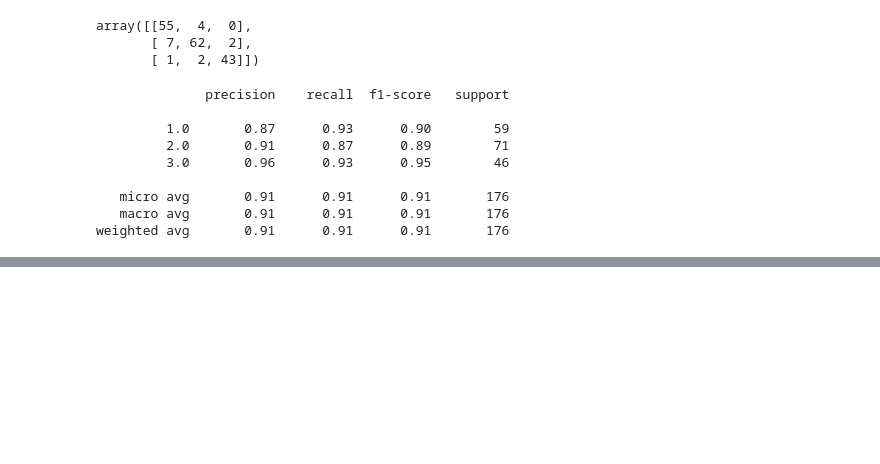
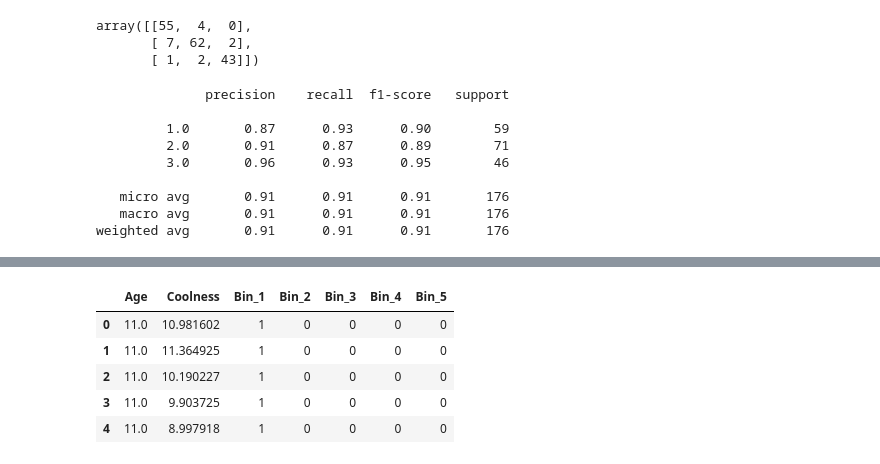
Before and after one commit to JoshLaven/persp-model-econ_w20, a Jupyter notebook: ProblemSets/PS7/LavenPS7.ipynb, the cells around one changed output, grey strips where cells are left out. Drawn from its saved outputs; the diff is of its cells as text; code cells hidden in the pictures; blank space fills up the shorter version.

```diff
--- a/ProblemSets/PS7/LavenPS7.ipynb
+++ b/ProblemSets/PS7/LavenPS7.ipynb
@@ -209,0 +239,17 @@ weighted avg       0.91      0.91      0.91       176
+# %%
+cool_df = pd.DataFrame(cool, columns=('Age','Coolness'))
+
+bins = [11,22,40,59,77,100]
+bin_names=['1','2','3','4','5']
+
+cool_df['Bin'] = pd.cut(cool_df['Age'],bins, right=False, labels=bin_names)
+# %%
+cool_df_reg = pd.get_dummies(cool_df,columns=['Bin'])
+cool_df_reg.head()
+# %% [output]
+|  | Age | Coolness | Bin_1 | Bin_2 | Bin_3 | Bin_4 | Bin_5 |
+| 0 | 11.0 | 10.981602 | 1 | 0 | 0 | 0 | 0 |
+| 1 | 11.0 | 11.364925 | 1 | 0 | 0 | 0 | 0 |
+| 2 | 11.0 | 10.190227 | 1 | 0 | 0 | 0 | 0 |
+| 3 | 11.0 | 9.903725 | 1 | 0 | 0 | 0 | 0 |
+| 4 | 11.0 | 8.997918 | 1 | 0 | 0 | 0 | 0 |
```
Also changed, not shown: parts of 15 cells of this notebook.
